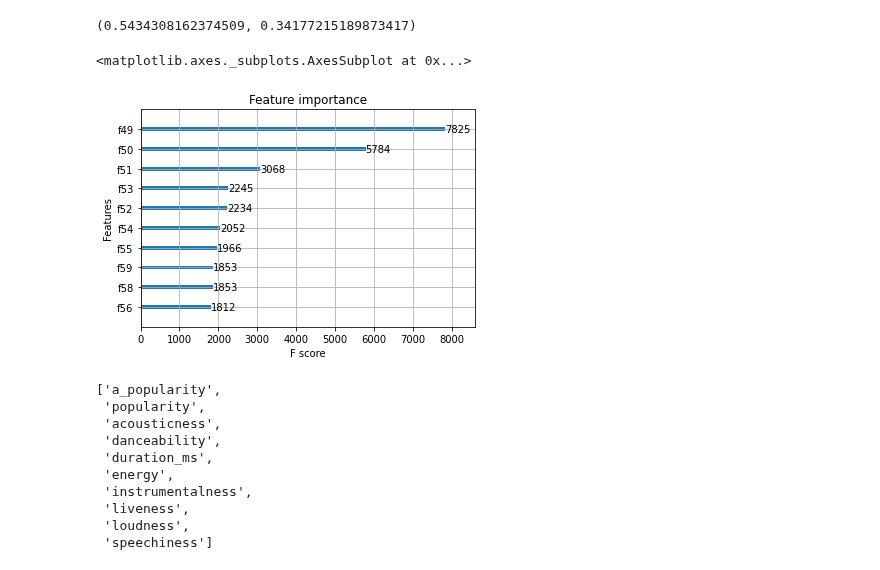
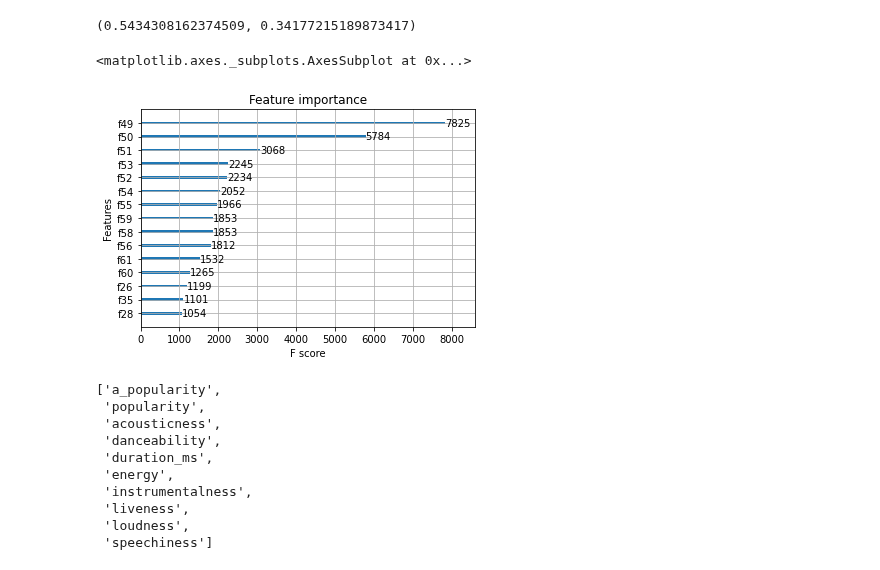
Before and after one commit to Nacho2904/orga_de_datos, a Jupyter notebook: tp3_parte_3.ipynb, the cells around one changed output. Saved outputs shown, nothing was run; the diff lists cells and outputs as text; code cells hidden in the pictures.

```diff
--- a/tp3_parte_3.ipynb
+++ b/tp3_parte_3.ipynb
@@ -270,10 +270,10 @@ top_k_accuracy_score(y_validation, preds, labels = modelo_xgb.classes_), accurac
 # %%
 modelo_xgb.save_model("XGBClassificator.json")
 # %%
-xgb.plot_importance(modelo_xgb,  max_num_features=10)
+xgb.plot_importance(modelo_xgb,  max_num_features=15)
 # %% [output]
 <matplotlib.axes._subplots.AxesSubplot at 0x...>
-[figure, old version]
+[figure, new version]
 # %%
 columns =['sum_tfidf_for_dance', 'sum_tfidf_for_pop', 'sum_tfidf_for_r&b',
        'sum_tfidf_for_hip-hop', 'sum_tfidf_for_rap', 'sum_tfidf_for_soul',
```
